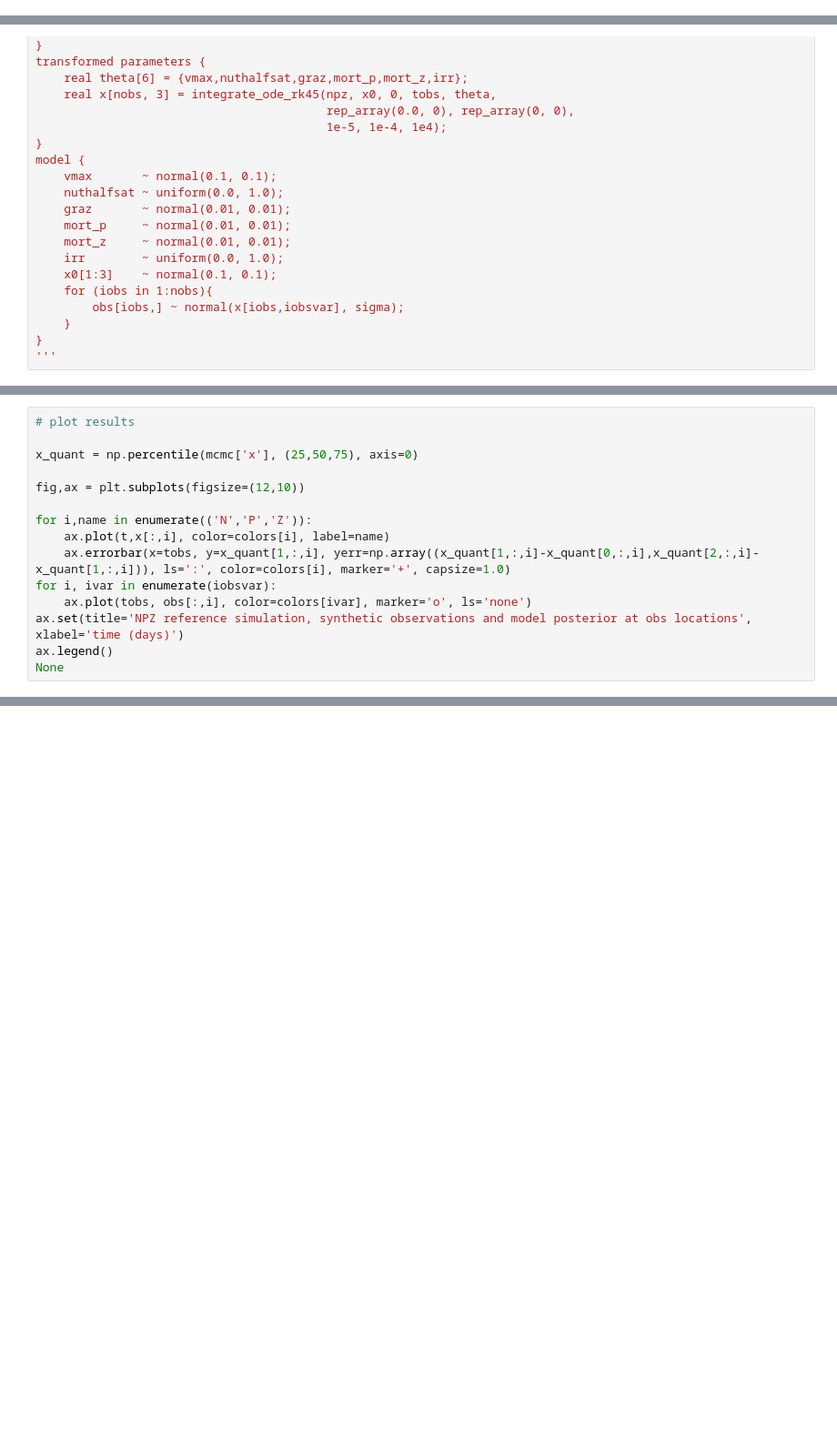
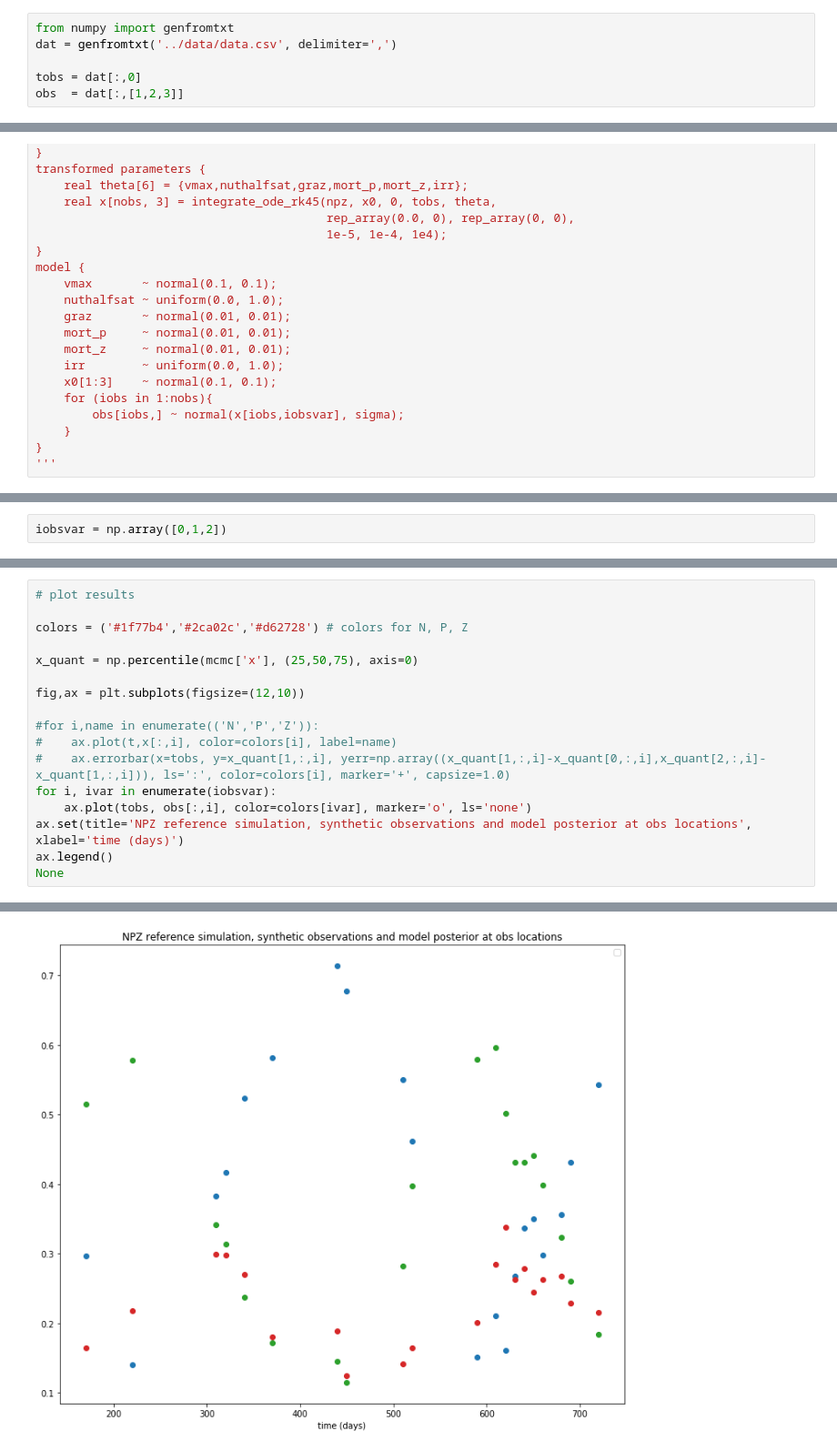
Before and after one commit to gregbritten/BayesianEcosystems_IAP, a Jupyter notebook: notebooks/npz_stan.ipynb, the cells around one changed output, grey strips where cells are left out. Shown at 91% size. Cells and saved outputs as stored; diff of their text form; blank space fills up the shorter version.

```diff
--- a/notebooks/npz_stan.ipynb
+++ b/notebooks/npz_stan.ipynb
@@ -1,3 +4,9 @@
+# %%
+from numpy import genfromtxt
+dat = genfromtxt('../data/data.csv', delimiter=',')
+
+tobs = dat[:,0]
+obs  = dat[:,[1,2,3]]
 # %%
 stan_code = '''
 functions {
@@ -69 +84,3 @@ model {
+# %%
+iobsvar = np.array([0,1,2])
 # %%
@@ -79,15 +112,18 @@ print(mcmc)
 # %%
 # plot results
+
+colors = ('#1f77b4','#2ca02c','#d62728') # colors for N, P, Z
 
 x_quant = np.percentile(mcmc['x'], (25,50,75), axis=0)
 
 fig,ax = plt.subplots(figsize=(12,10))
 
-for i,name in enumerate(('N','P','Z')):
-    ax.plot(t,x[:,i], color=colors[i], label=name)
-    ax.errorbar(x=tobs, y=x_quant[1,:,i], yerr=np.array((x_quant[1,:,i]-x_quant[0,:,i],x_quant[2,:,i]-x_quant[1,:,i])), ls=':', color=colors[i], marker='+', capsize=1.0)
+#for i,name in enumerate(('N','P','Z')):
+#    ax.plot(t,x[:,i], color=colors[i], label=name)
+#    ax.errorbar(x=tobs, y=x_quant[1,:,i], yerr=np.array((x_quant[1,:,i]-x_quant[0,:,i],x_quant[2,:,i]-x_quant[1,:,i])), ls=':', color=colors[i], marker='+', capsize=1.0)
 for i, ivar in enumerate(iobsvar):
     ax.plot(tobs, obs[:,i], color=colors[ivar], marker='o', ls='none')
 ax.set(title='NPZ reference simulation, synthetic observations and model posterior at obs locations', xlabel='time (days)')
 ax.legend()
 None
+# %% [output]
@@ -94,3 +131,4 @@ None
+[figure, added]
 # %%
 positions = range(len(tobs))
 
```
Also changed, not shown: parts of 7 cells of this notebook, 2 other files.
